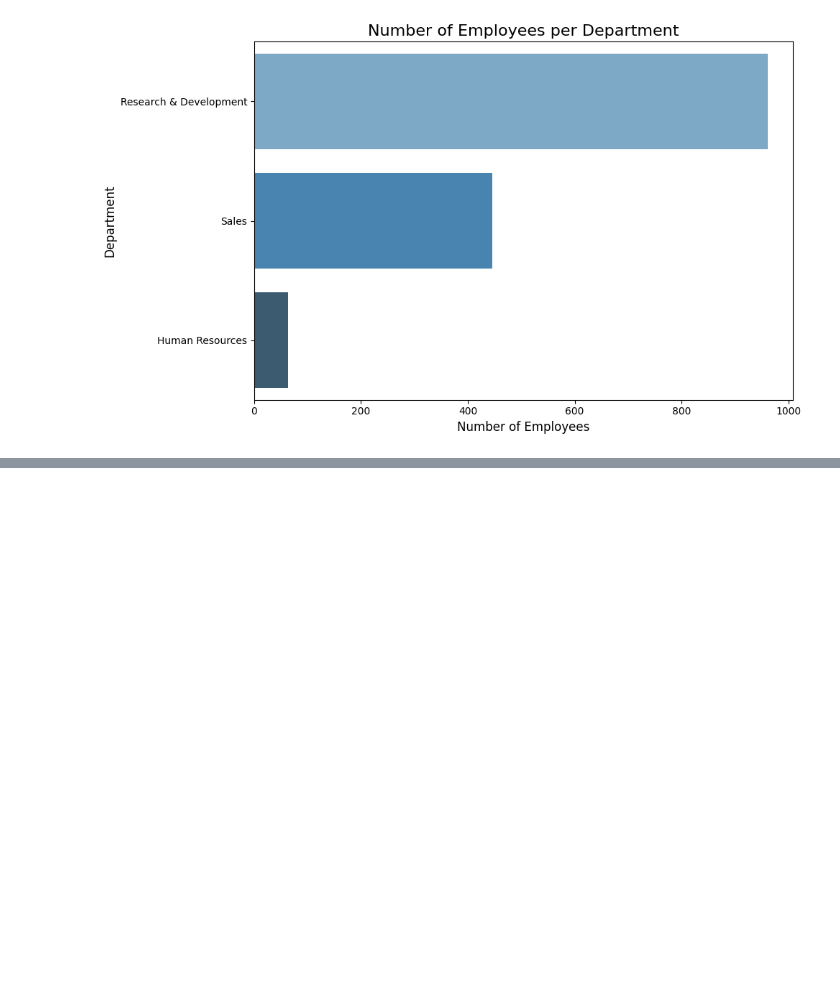
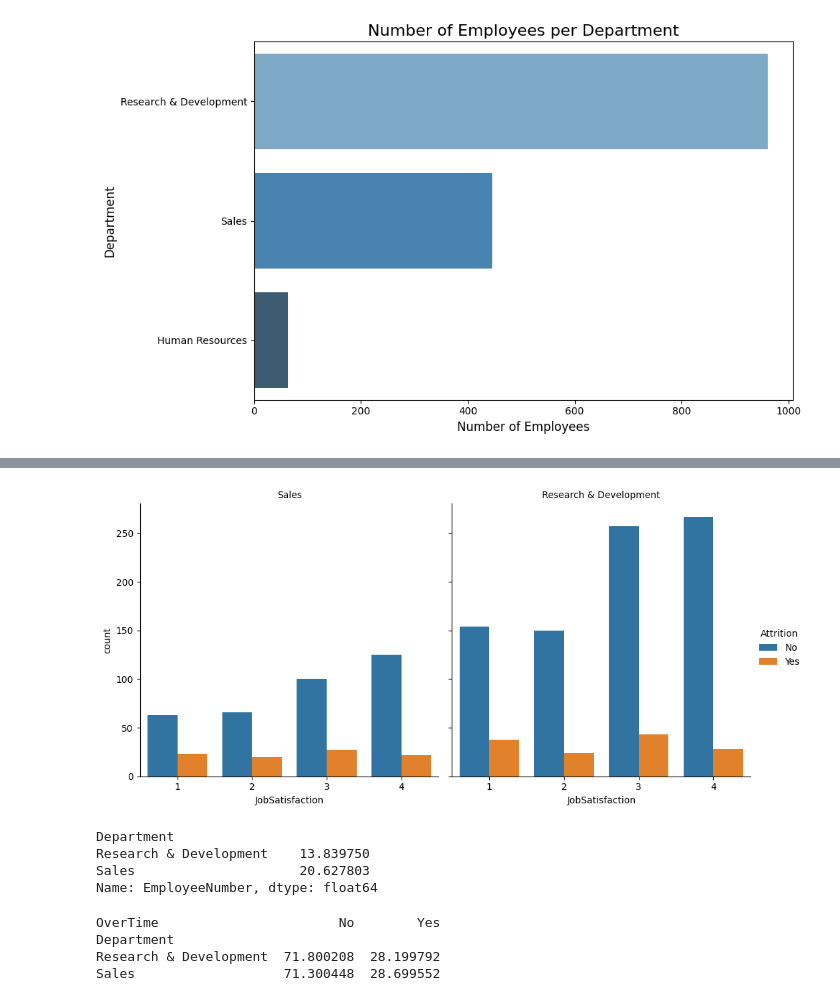
Before and after one commit to melo4yxa77796/EmployeeProductivityAnalysis, a Jupyter notebook: atrrition.ipynb, the cells around one changed output, grey strips where cells are left out. Drawn from its saved outputs; the diff is of its cells as text; code cells hidden in the pictures; blank space fills up the shorter version.

```diff
--- a/atrrition.ipynb
+++ b/atrrition.ipynb
@@ -148,0 +206,14 @@ Passing `palette` without assigning `hue` is deprecated and will be removed in v
+# %%
+g = sns.catplot(
+    data=df_filtered,
+    x="JobSatisfaction",
+    hue="Attrition",
+    col="Department",
+    kind="count",
+    height=5,
+    aspect=1
+)
+g.set_titles("{col_name}")
+plt.show()
+# %% [output]
+[figure, added]
@@ -148,0 +224,17 @@ Passing `palette` without assigning `hue` is deprecated and will be removed in v
+# %%
+attrition_rate = (attrition_counts / total_employees) * 100
+print(attrition_rate)
+# %% [output]
+Department
+Research & Development    13.839750
+Sales                     20.627803
+Name: EmployeeNumber, dtype: float64
+# %%
+overtime = df_filtered.groupby(['Department', 'OverTime']).size().unstack()
+overtime_percent = overtime.div(overtime.sum(axis=1), axis=0) * 100
+print(overtime_percent)
+# %% [output]
+OverTime                       No        Yes
+Department
+Research & Development  71.800208  28.199792
+Sales                   71.300448  28.699552
```
Also changed, not shown: parts of 12 cells of this notebook.
